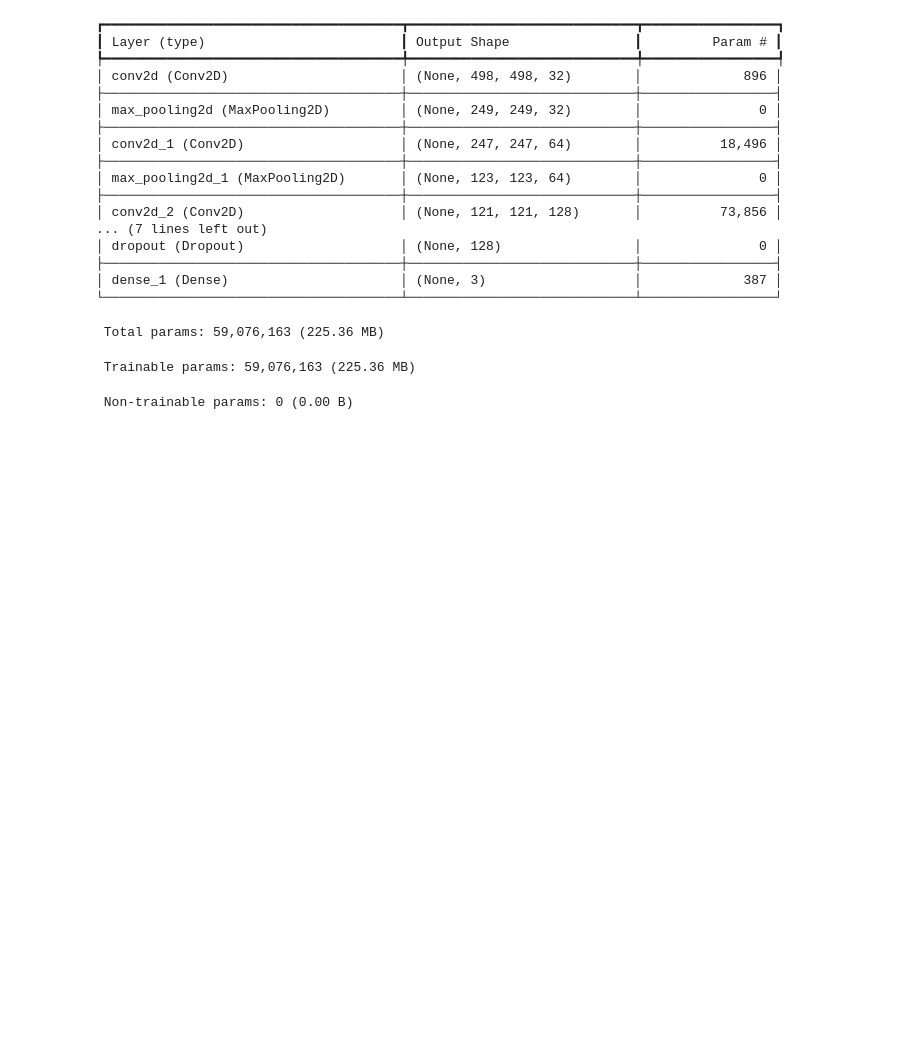
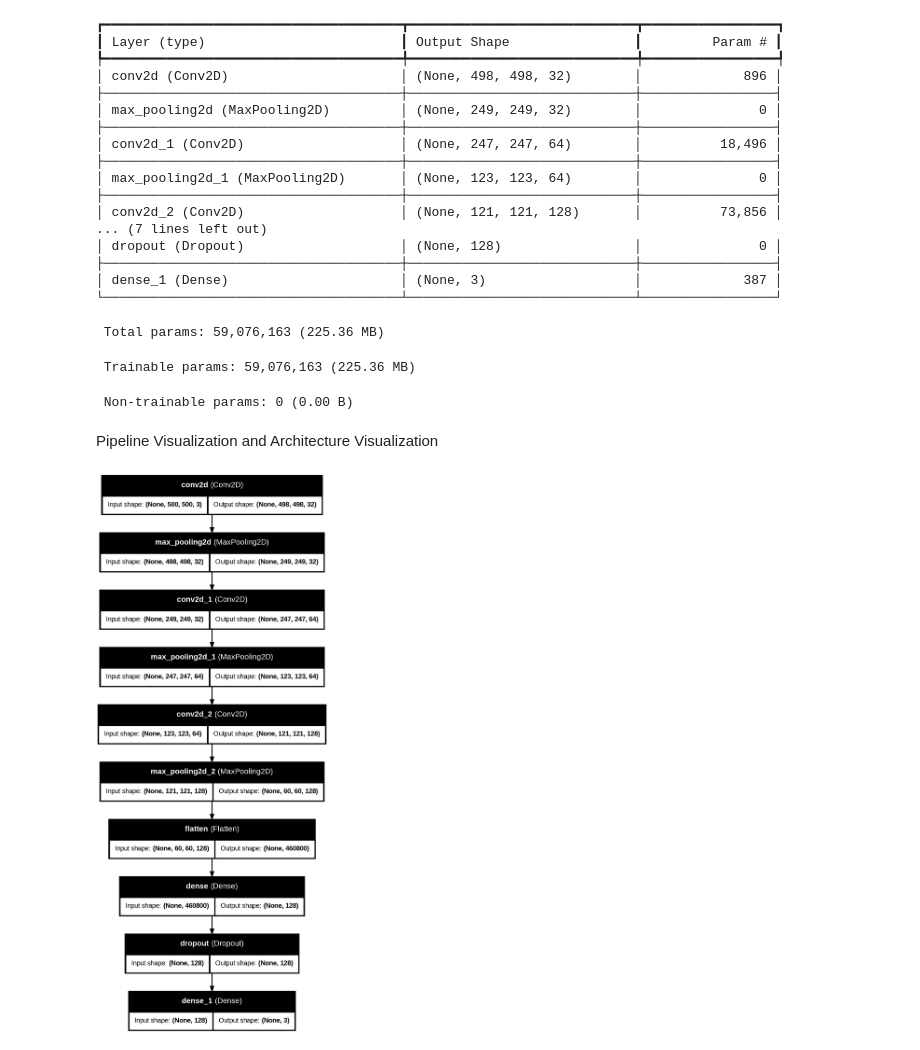
Before and after one commit to abdulwaheedTMU/Project2, a Jupyter notebook: Project2.ipynb, the cells around one changed output. Drawn from its saved outputs; the diff is of its cells as text; code cells hidden in the pictures; blank space fills up the shorter version.

```diff
--- a/Project2.ipynb
+++ b/Project2.ipynb
@@ -114,3 +114,61 @@ Model: "sequential_4"
  Total params: 59,076,163 (225.36 MB)
  Trainable params: 59,076,163 (225.36 MB)
  Non-trainable params: 0 (0.00 B)
+# %% [markdown]
+Pipeline Visualization and Architecture Visualization
+# %%
+from graphviz import Digraph
+import tensorflow as tf
+from tensorflow.keras import layers, models
+from tensorflow.keras.utils import plot_model
+
+# --- Data Processing Pipeline Visualization ---
+# Create a graph for the data pipeline
+dot = Digraph(comment='Data Processing Pipeline', format='png')
+
+# Add nodes for directories
+dot.node('A', 'Train Directory')
+dot.node('B', 'Validation Directory')
+dot.node('C', 'Test Directory')
+
+# Add nodes for processing
+dot.node('D', 'Augmentation (Rescaling, Shear, Zoom)')
+dot.node('E', 'Rescaling')
+dot.node('F', 'Rescaling')
+
+# Add model input
+dot.node('G', 'Model Input')
+
+# Connect nodes
+dot.edges(['AD', 'BE', 'CF'])
+dot.edge('D', 'G')
+dot.edge('E', 'G')
+dot.edge('F', 'G')
+
+# Render the graph
+dot.render('data_pipeline', view=True)
+
+# --- Model Architecture Visualization ---
+# Define the model
+model = models.Sequential([
+    layers.Conv2D(32, (3, 3), activation='relu', input_shape=(500, 500, 3)),
+    layers.MaxPooling2D((2, 2)),
+    layers.Conv2D(64, (3, 3), activation='relu'),
+    layers.MaxPooling2D((2, 2)),
+    layers.Conv2D(128, (3, 3), activation='relu'),
+    layers.MaxPooling2D((2, 2)),
+    layers.Flatten(),
+    layers.Dense(128, activation='relu'),
+    layers.Dropout(0.5),
+    layers.Dense(3, activation='softmax')  # 3 classes for output
+])
+
+# Save the model visualization
+plot_model(
+    model,
+    to_file='model_architecture.png',
+    show_shapes=True,  # Display layer shapes
+    show_layer_names=True  # Display layer names
+)
+# %% [output]
+[figure, added]
```
